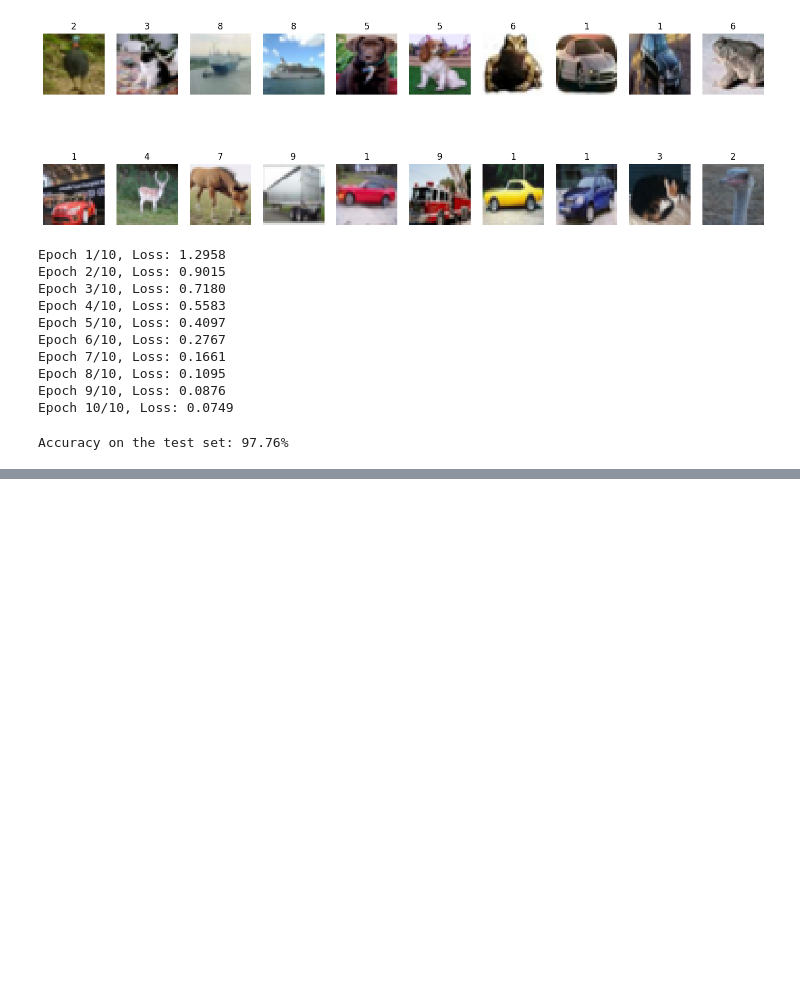
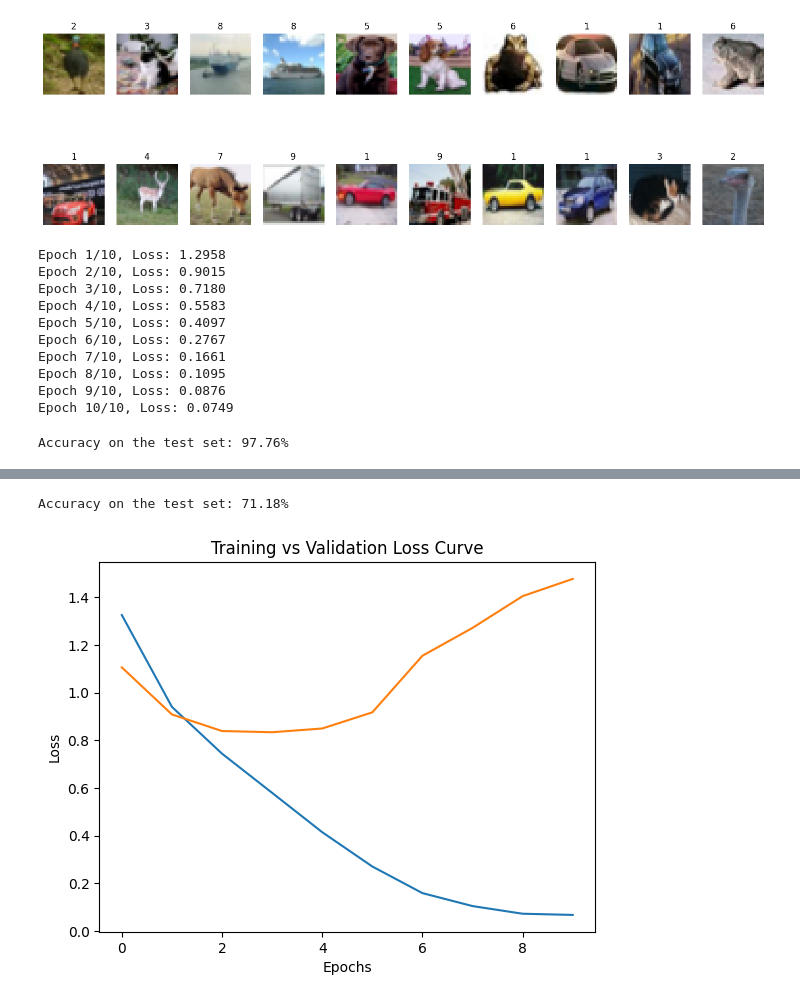
Before and after one commit to carlosmada22/images_classifier, a Jupyter notebook: Convolutional_NN.ipynb, the cells around one changed output, grey strips where cells are left out. Drawn from its saved outputs; the diff is of its cells as text; code cells hidden in the pictures; blank space fills up the shorter version.

Commit message:
Improved performance by adding data augmentation

```diff
--- a/Convolutional_NN.ipynb
+++ b/Convolutional_NN.ipynb
@@ -161,3 +165,29 @@ accuracy = 100 * correct / total
 print(f'Accuracy on the test set: {accuracy:.2f}%')
 # %% [output]
 Accuracy on the test set: 97.76%
+# %%
+# Define transforms for preprocessing the data (normalizing pixel values between 0 and 1)
+transform = transforms.Compose([
+    transforms.RandomHorizontalFlip(),
+    transforms.RandomCrop(32, padding=4),
+    transforms.ToTensor(),
+    transforms.Normalize((0.5,), (0.5,))
+])
+
+# Load the full training dataset
+train_dataset = torchvision.datasets.CIFAR10(root='./data', train=True, download=True, transform=transform)
+
+# Get the indices for train and validation sets
+train_indices, val_indices = train_test_split(list(range(len(train_dataset))), test_size=0.2, random_state=42)
+
+# Create Subsets for training and validation sets
+train_subset = Subset(train_dataset, train_indices)
+val_subset = Subset(train_dataset, val_indices)
+
+# Create data loaders for the training and validation sets
+train_loader = DataLoader(dataset=train_subset, batch_size=64, shuffle=True)
+val_loader = DataLoader(dataset=val_subset, batch_size=64, shuffle=False)
+
+# Load the test dataset (no split needed here)
+test_dataset = torchvision.datasets.CIFAR10(root='./data', train=False, download=True, transform=transform)
+test_loader = DataLoader(dataset=test_dataset, batch_size=64, shuffle=False)
@@ -163,0 +254,29 @@ Accuracy on the test set: 97.76%
+# %%
+correct = 0
+total = 0
+
+model.eval()  # Set the model to evaluation mode
+with torch.no_grad():  # Disable gradient calculation
+    for images, labels in test_loader:
+        pred = model(images)
+        _, predicted = torch.max(pred, 1)  # Get the index of the max log-probability
+        total += labels.size(0)
+        correct += (predicted == labels).sum().item()
+
+# Calculate accuracy
+accuracy = 100 * correct / total
+print(f'Accuracy on the test set: {accuracy:.2f}%')
+# %% [output]
+Accuracy on the test set: 71.18%
+# %%
+import matplotlib.pyplot as plt
+
+# Plot the training & validation loss curve
+plt.plot(train_losses, label='Training Loss')
+plt.plot(val_losses, label='Validation Loss')
+plt.xlabel('Epochs')
+plt.ylabel('Loss')
+plt.title('Training vs Validation Loss Curve')
+plt.show()
+# %% [output]
+[figure, added]
```
Also changed, not shown: parts of 4 cells of this notebook, 8 other files.
